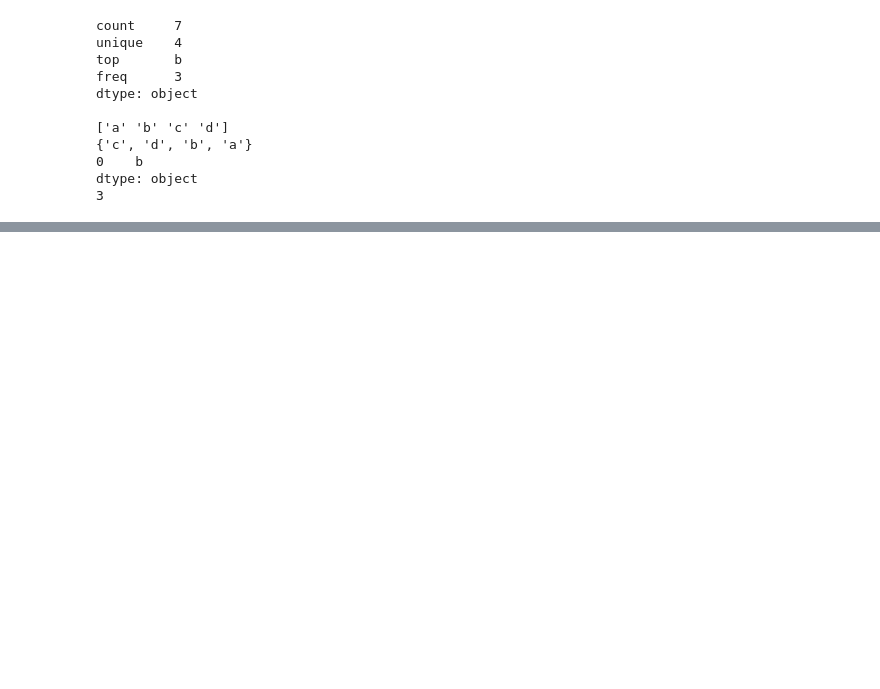
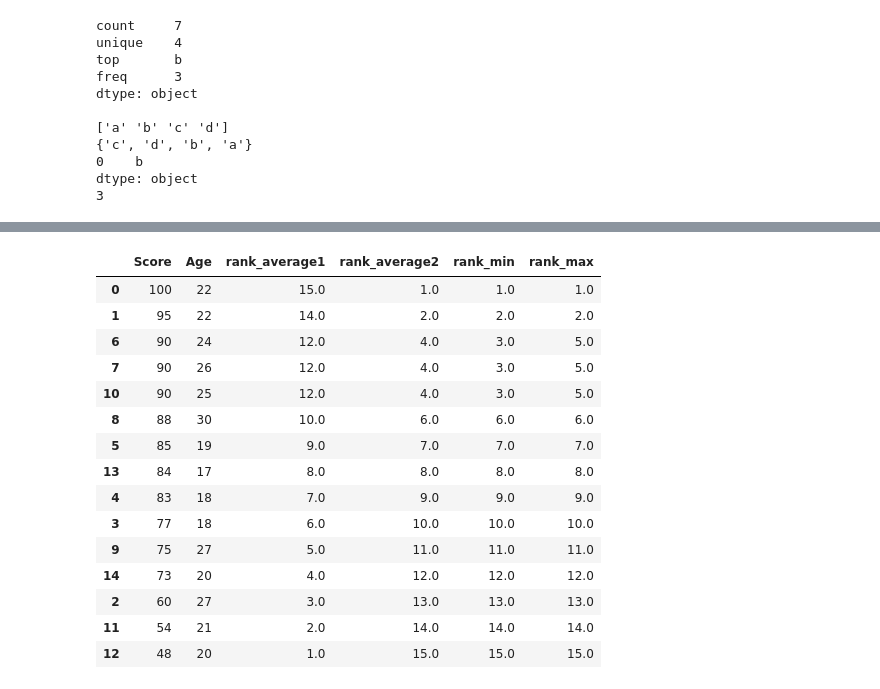
Before and after one commit to devamateur/bigdata_practice, a Jupyter notebook: from_book/python_basic2_dataframe.ipynb, the cells around one changed output, grey strips where cells are left out. Cells and saved outputs as stored; diff of their text form; code cells hidden in the pictures; blank space fills up the shorter version.

```diff
--- a/from_book/python_basic2_dataframe.ipynb
+++ b/from_book/python_basic2_dataframe.ipynb
@@ -262,0 +499,7 @@ dtype: object
+# %%
+# 데이터 프레임 생성
+obj = {'Score' : [100, 95, 60, 77, 83, 85, 90, 90, 88, 75, 90, 54, 48, 84, 73],
+       'Age' : [22, 22, 27, 18, 18, 19, 24, 26, 30, 27, 25, 21, 20, 17, 20]
+       }
+df = pd.DataFrame(obj)
+df.head()
@@ -262,0 +513,2 @@ dtype: object
+# %%
+df.sort_values('Score', ascending=False, inplace=True)
@@ -262,0 +534,34 @@ dtype: object
+# %%
+# case1. 동점자 평균 순위
+df['rank_average1'] = df['Score'].rank()
+
+# case2. 동점자 평균 순위(가장 큰 값이 1위)
+# Score가 90인 경우가 3개로, 3~5위의 평균인 4위
+df['rank_average2'] = df['Score'].rank(ascending=False)
+
+# case3. 동점자에게 가장 낮은 순위를 부여(가장 작은 값이 1위)
+# Score가 90인 경우가 3개로, 3~5위 중 가장 낮은 3위
+df['rank_min'] = df['Score'].rank(method='min', ascending=False)
+
+# case4. 동점자에게 가장 높은 순위를 부여(가장 큰 값이 1위)
+# Score가 90인 경우가 3개로, 3~5위 중 가장 높은 5위
+df['rank_max'] = df['Score'].rank(method='max', ascending=False)
+# %%
+df
+# %% [output]
+|  | Score | Age | rank_average1 | rank_average2 | rank_min | rank_max |
+| 0 | 100 | 22 | 15.0 | 1.0 | 1.0 | 1.0 |
+| 1 | 95 | 22 | 14.0 | 2.0 | 2.0 | 2.0 |
+| 6 | 90 | 24 | 12.0 | 4.0 | 3.0 | 5.0 |
+| 7 | 90 | 26 | 12.0 | 4.0 | 3.0 | 5.0 |
+| 10 | 90 | 25 | 12.0 | 4.0 | 3.0 | 5.0 |
+| 8 | 88 | 30 | 10.0 | 6.0 | 6.0 | 6.0 |
+| 5 | 85 | 19 | 9.0 | 7.0 | 7.0 | 7.0 |
+| 13 | 84 | 17 | 8.0 | 8.0 | 8.0 | 8.0 |
+| 4 | 83 | 18 | 7.0 | 9.0 | 9.0 | 9.0 |
+| 3 | 77 | 18 | 6.0 | 10.0 | 10.0 | 10.0 |
+| 9 | 75 | 27 | 5.0 | 11.0 | 11.0 | 11.0 |
+| 14 | 73 | 20 | 4.0 | 12.0 | 12.0 | 12.0 |
+| 2 | 60 | 27 | 3.0 | 13.0 | 13.0 | 13.0 |
+| 11 | 54 | 21 | 2.0 | 14.0 | 14.0 | 14.0 |
+| 12 | 48 | 20 | 1.0 | 15.0 | 15.0 | 15.0 |
```
Also changed, not shown: parts of 28 cells of this notebook.
